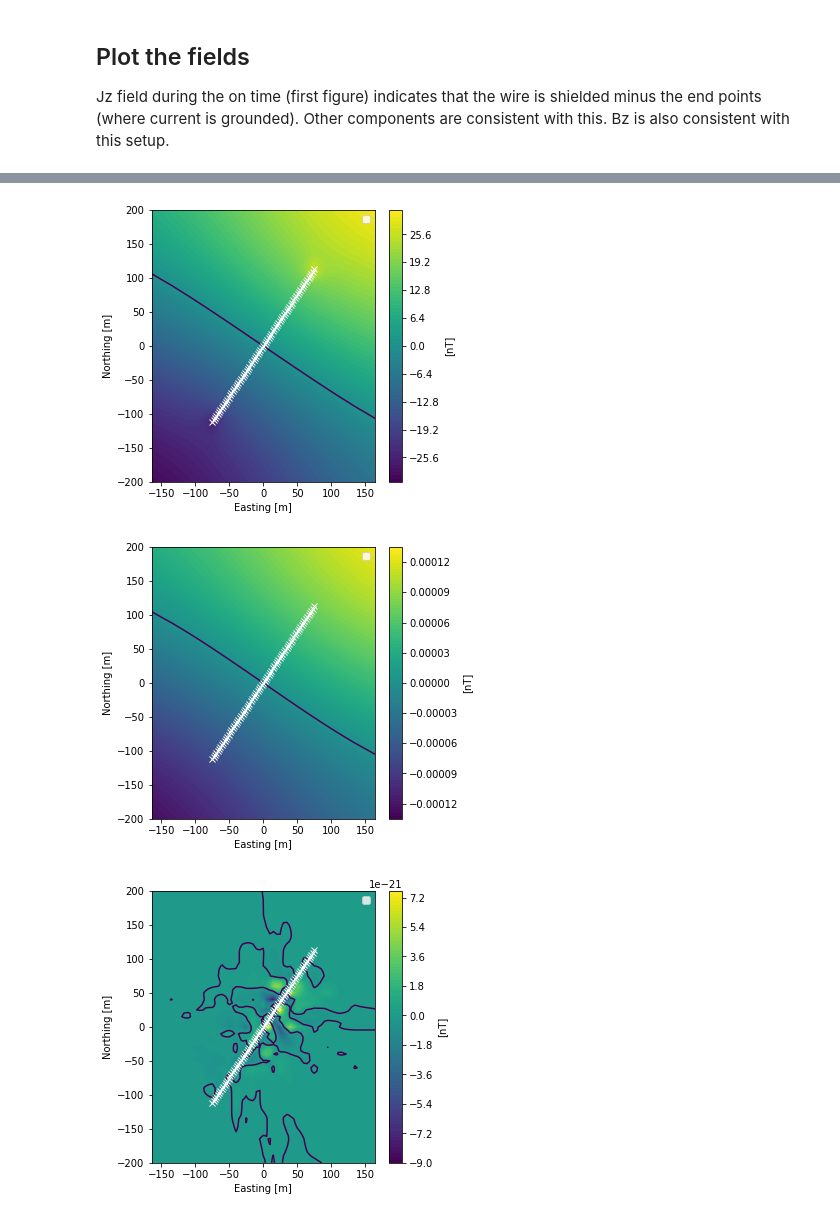
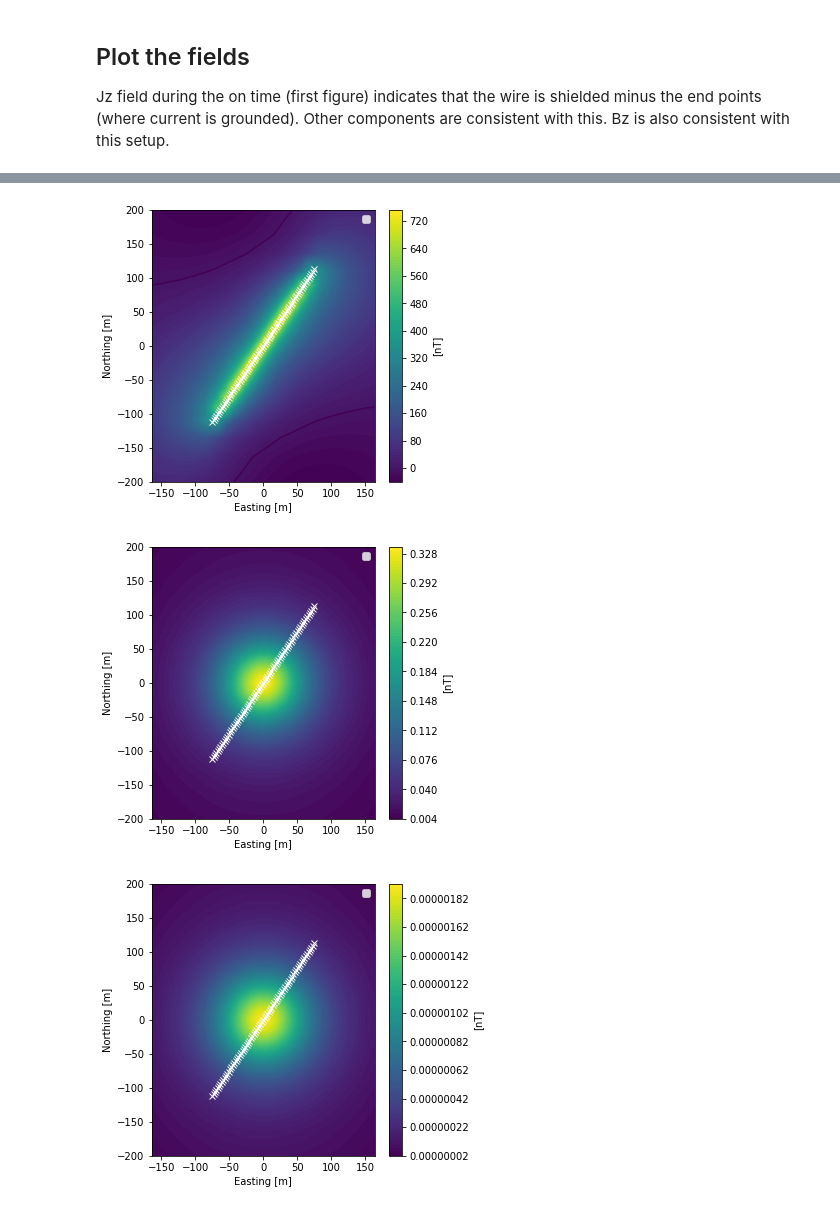
Before and after one commit to CSM-CGEM/cgem-simpeg-examples, a Jupyter notebook: tdem/grounded-wire.ipynb, the cells around one changed output, grey strips where cells are left out. Cells and saved outputs as stored; diff of their text form; code cells hidden in the pictures.

```diff
--- a/tdem/grounded-wire.ipynb
+++ b/tdem/grounded-wire.ipynb
@@ -131,7 +132,7 @@ ncz = 2*int(target_c/csz)  # number of z cells in the core region
 hx = [(csx, npadx, -pfx), (csx, ncx), (csx, npadx, pfx)]
 hy = [(csy, npady, -pfy), (csy, ncy), (csy, npady, pfy)]
 hz = [(csz, npadz, -pfz), (csz, ncz), (csz, npadz, pfz)]
-M = Mesh.TensorMesh([hx, hy, hz], x0='CCC')
+M = TensorMesh([hx, hy, hz], x0='CCC')
 
 # put the origin at the center of the target
 M.x0 = center_mesh3d(M,target_x,target_y,target_z)
@@ -231,13 +232,12 @@ for mod in [sigma_model]:
 ### Create the Simulation
 To simulate magnetic flux data, we use the b-formulation of Maxwell’s equations
 # %%
-prob = TDEM.Problem3D_b(
-    mesh=M, sigmaMap=Maps.IdentityMap(M), timeSteps=ramp,
+survey = time_domain.Survey(src_list)
+simulation = time_domain.simulation.Simulation3DMagneticFluxDensity(
+    mesh=M, sigmaMap=maps.IdentityMap(M), time_steps=ramp,
     Solver=Pardiso
 )
-
-survey = TDEM.Survey(src_list)
-prob.pair(survey)
+simulation.survey = survey
 # %% [markdown]
 ### Run the simulation!
 # %%
@@ -245,7 +245,7 @@ t = time.time()
 print('--- Running TDEM Simulation ---')
 
 #prob.mu = mu_back
-fields = prob.fields(sigma_model)
+fields = simulation.fields(sigma_model)
 
 print(" ... done. Elapsed time {}".format(time.time() - t))
 print('\n')
@@ -254,7 +254,7 @@ t = time.time()
 print('--- Running BG TDEM Simulation ---')
 
 #prob.mu = mu_back
-fields_back = prob.fields(sigma_back)
+fields_back = simulation.fields(sigma_back)
 
 print(" ... done. Elapsed time {}".format(time.time() - t))
 print('\n')
@@ -299,17 +299,19 @@ for d in [b_end,b_diff]:
 # %% [markdown]
 ### Grab data from RX
 # %%
-rxfields = survey.eval(fields) # probably takes in a fields object...?
-rxback   = survey.eval(fields_back) # probably takes in a fields object...?
+rxfields = simulation.dpred(sigma_model, f=fields) # probably takes in a fields object...?
+rxback   = simulation.dpred(sigma_back,  f=fields_back) # probably takes in a fields object...?
 
-# ORDERING OF DATA IS (T,Y,X)
-rxfields_x = rxfields[src_loop,rec_list[0]].reshape(nt+1,len(rx_y),len(rx_x))*1e9
-rxfields_y = rxfields[src_loop,rec_list[1]].reshape(nt+1,len(rx_y),len(rx_x))*1e9
-rxfields_z = rxfields[src_loop,rec_list[2]].reshape(nt+1,len(rx_y),len(rx_x))*1e9
+# ORDERING OF DATA IS (C,T,Y,X)
+rxfields   = np.reshape(rxfields,(3,nt+1,len(rx_y),len(rx_x)))*1e9
+rxfields_x = rxfields[0,:,:,:]
+rxfields_y = rxfields[1,:,:,:]
+rxfields_z = rxfields[2,:,:,:]
 
-rxback_x = rxback[src_loop,rec_list[0]].reshape(nt+1,len(rx_y),len(rx_x))*1e9
-rxback_y = rxback[src_loop,rec_list[1]].reshape(nt+1,len(rx_y),len(rx_x))*1e9
-rxback_z = rxback[src_loop,rec_list[2]].reshape(nt+1,len(rx_y),len(rx_x))*1e9
+rxback = np.reshape(rxback,(3,nt+1,len(rx_y),len(rx_x)))*1e9
+rxback_x = rxback[0,:,:,:]
+rxback_y = rxback[1,:,:,:]
+rxback_z = rxback[2:,:,:]
 
 rxdiff_x = rxfields_x - rxback_x
 rxdiff_y = rxfields_y - rxback_y
@@ -319,7 +321,7 @@ rxdiff_z = (rxfields_z - rxback_z)
 Jz field during the on time (first figure) indicates that the wire is shielded minus the end points (where current is grounded). Other components are consistent with this. Bz is also consistent with this setup.
 # %%
 ptime = [55,56,60,90]
-mod = [rxback_z, rxdiff_z]
+mod = [rxfields_x,rxback_x, rxdiff_x]
 hands = []
 
 for m in mod:
@@ -343,3 +345,3 @@ for m in mod:
-[figure, old version]
+[figure, new version]
-[figure, old version]
+[figure, new version]
-[figure, old version]
+[figure, new version]
```
Also changed, not shown: parts of 7 cells of this notebook, 2 other files.
